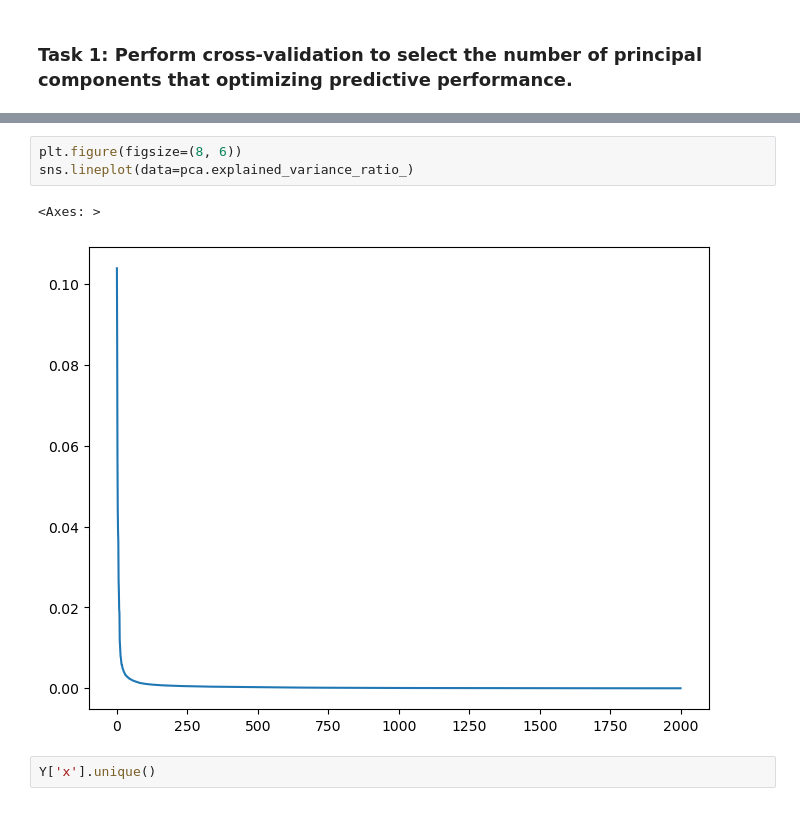
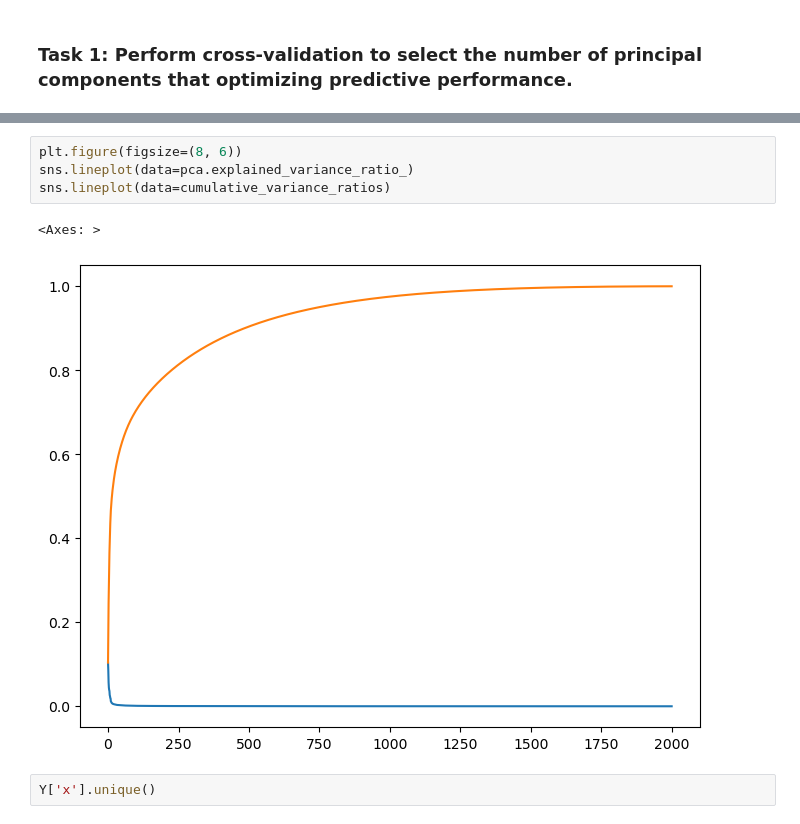
Before and after one commit to lucamodica/statistical-learning-for-big-data, a Jupyter notebook: Project1/test.ipynb, the cells around one changed output, grey strips where cells are left out. Cells and saved outputs as stored; diff of their text form.

```diff
--- a/Project1/test.ipynb
+++ b/Project1/test.ipynb
@@ -105,9 +129,10 @@ Number of components needed to explain 50% variance: 1983
 # %%
 plt.figure(figsize=(8, 6))
 sns.lineplot(data=pca.explained_variance_ratio_)
+sns.lineplot(data=cumulative_variance_ratios)
 # %% [output]
 <Axes: >
-[figure, old version]
+[figure, new version]
 # %%
 Y['x'].unique()
 # %% [output]
```
Also changed, not shown: parts of 15 cells of this notebook.
